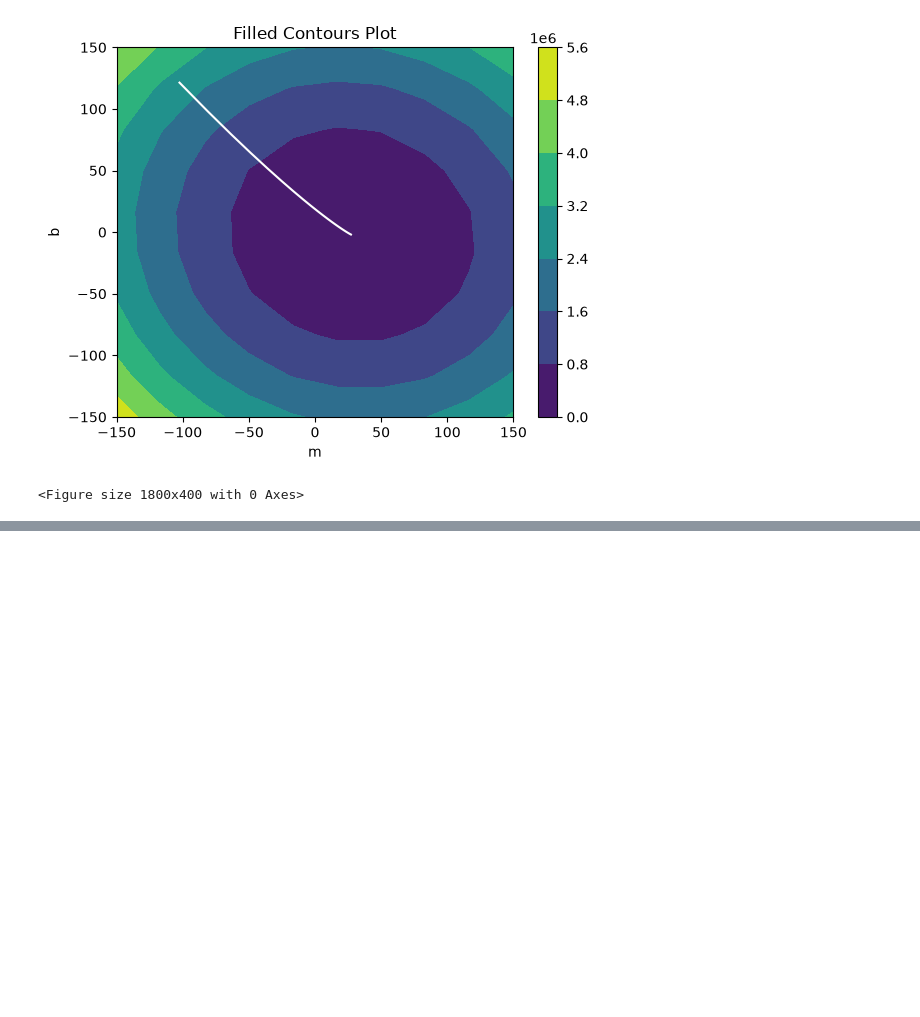
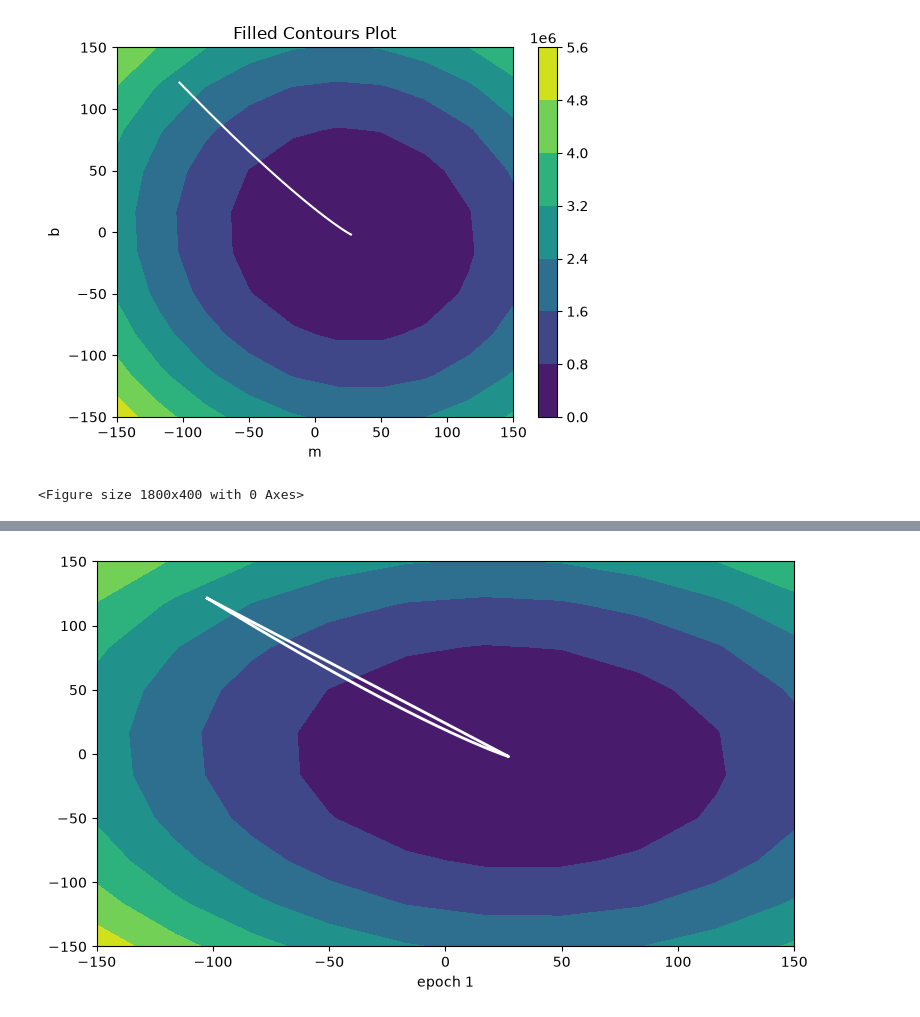
Before and after one commit to mraj-77/Machine_learning_journey, a Jupyter notebook: day57/5.gradient-descent-3d.ipynb, the cells around one changed output, grey strips where cells are left out. Drawn from its saved outputs; the diff is of its cells as text; code cells hidden in the pictures; blank space fills up the shorter version.

```diff
--- a/day57/5.gradient-descent-3d.ipynb
+++ b/day57/5.gradient-descent-3d.ipynb
@@ -96,7 +96,7 @@ plt.show()
 [figure]
 <Figure size 1800x400 with 0 Axes>
 # %%
-%matplotlib notebook
+%matplotlib inline
 from matplotlib.animation import FuncAnimation
 import matplotlib.animation as animation
 
@@ -124,7 +124,7 @@ def animate(i):
 # calling the animation function
 anim = animation.FuncAnimation(fig, animate, frames = 30,repeat=False, interval = 500)
 
-#f = r"animation8.gif"
-#writergif = animation.PillowWriter(fps=2)
-#anim.save(f, writer=writergif)
+f = r"animation8.gif"
+writergif = animation.PillowWriter(fps=2)
+anim.save(f, writer=writergif)
 # %% [output]
@@ -132,0 +131 @@ anim = animation.FuncAnimation(fig, animate, frames = 30,repeat=False, interval
+[figure, added]
```
Also changed, not shown: parts of 1 cell of this notebook, 14 other files.
